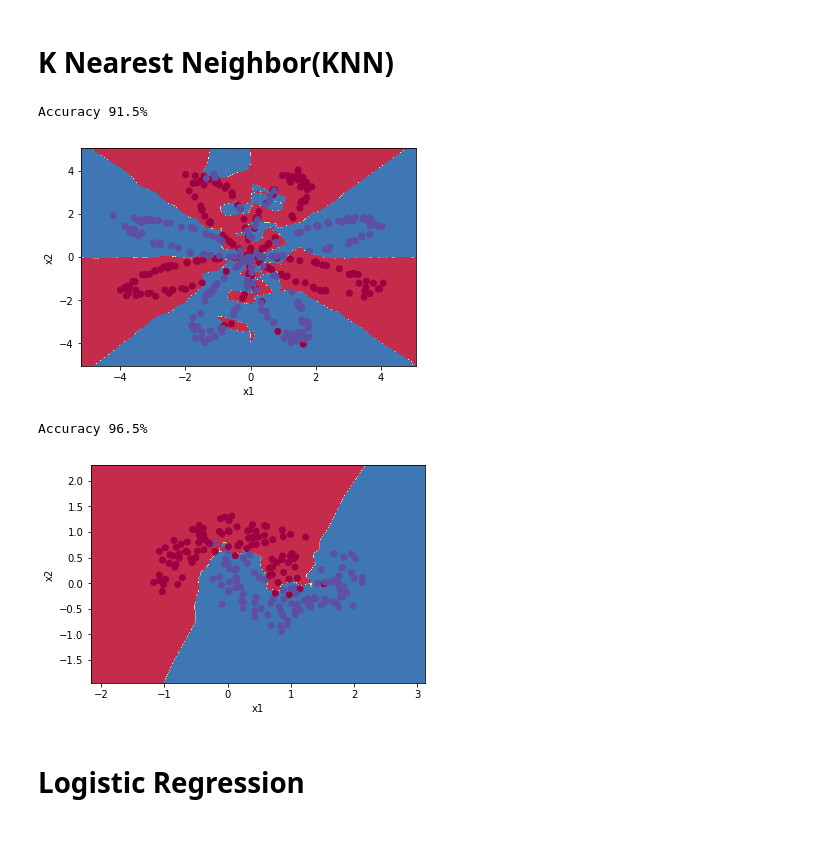
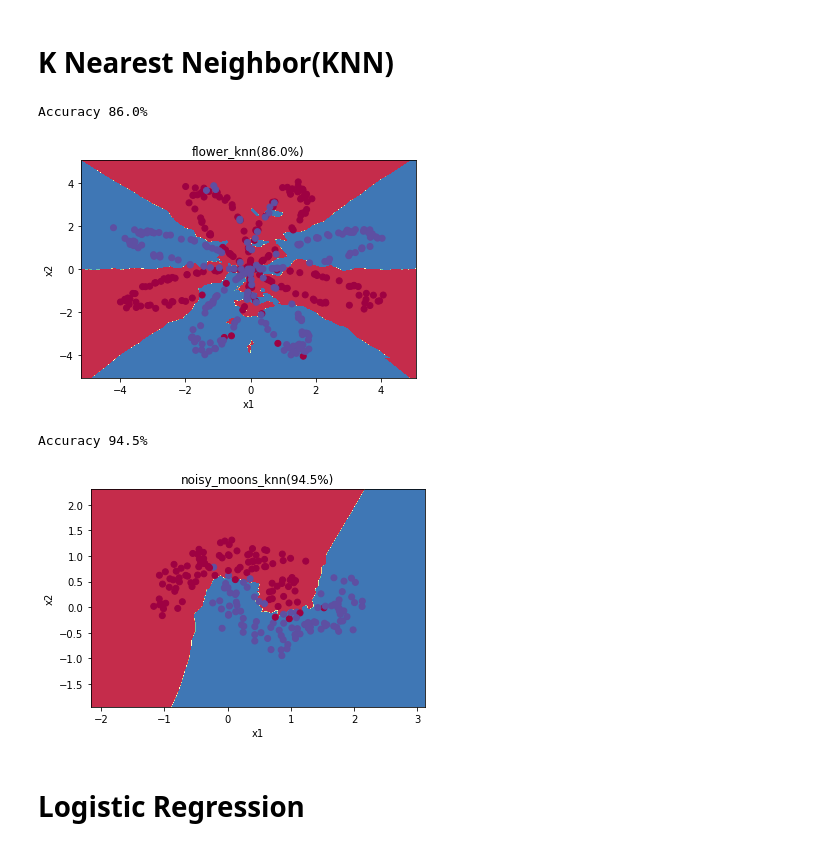
Before and after one commit to GoatWang/ithome_ironman, a Jupyter notebook: day27_Classification_Theory/Classfication_Theory.ipynb, the cells around one changed output. Cells and saved outputs as stored; diff of their text form; code cells hidden in the pictures.

```diff
--- a/day27_Classification_Theory/Classfication_Theory.ipynb
+++ b/day27_Classification_Theory/Classfication_Theory.ipynb
@@ -33,6 +28,7 @@ datas.append(("noisy_moons", noisy_moons[0], noisy_moons[1]))
 for name, X, Y in datas:
     plt.scatter(X[:, 0], X[:, 1], c=Y , s=40, cmap=plt.cm.Spectral);
     plt.title(name+'_original')
-    plt.savefig(os.path.join('pic', name+'_original'))
+    plt.title('original_' + name)
+    plt.savefig(os.path.join('pic', 'original_' + name))
     plt.show()
 # %% [output]
@@ -42,19 +38,21 @@ for name, X, Y in datas:
 # K Nearest Neighbor(KNN)
 # %%
 for name, X, Y in datas:
-    clf = KNeighborsClassifier(n_neighbors=3)
-    clf.fit(X, Y)
+    clf = KNeighborsClassifier(n_neighbors=6)  ## 設定用最近的3個鄰居投票
+    clf.fit(X, Y)  ## 訓練模型
 
-    y_pred = clf.predict(X)
-    print('Accuracy',  str((Y == y_pred).sum()/ X.shape[0]*100)+"%")
+    y_pred = clf.predict(X)  ## 預測模型
+    print('Accuracy',  str((Y == y_pred).sum()/ X.shape[0]*100)+"%")  ## 計算精準度
 
-    plot_decision_boundary(lambda x: clf.predict(x), X.T, Y)
+    plot_decision_boundary(lambda x: clf.predict(x), X.T, Y)  ## 視覺化分類器的分類結果
+    plt.title(name+'_knn(' + str((Y == y_pred).sum()/ X.shape[0]*100)+"%)")
+#     plt.savefig(os.path.join('pic', name+'_knn'))  ## 儲存圖片
     plt.show()
 # %% [output]
-Accuracy 91.5%
+Accuracy 86.0%
-[figure, old version]
+[figure, new version]
-Accuracy 96.5%
+Accuracy 94.5%
-[figure, old version]
+[figure, new version]
 # %% [markdown]
 # Logistic Regression
 # %%
```
Also changed, not shown: parts of 13 cells of this notebook, 27 other files.
